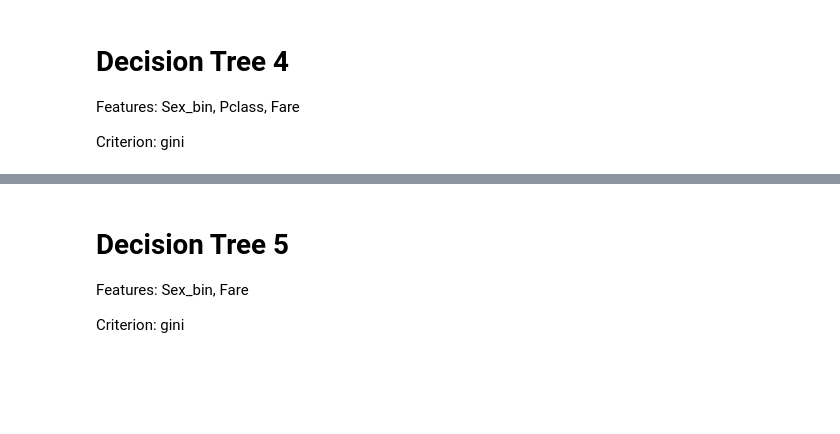
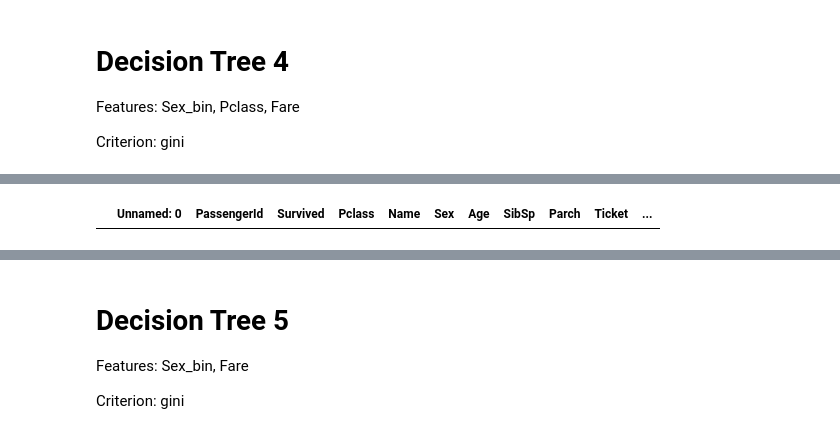
Before and after one commit to katarzynafurmanska/kaggle-titanic, a Jupyter notebook: src/titanic-kf.ipynb, the cells around one changed output, grey strips where cells are left out. Drawn from its saved outputs; the diff is of its cells as text; code cells hidden in the pictures; blank space fills up the shorter version.

```diff
--- a/src/titanic-kf.ipynb
+++ b/src/titanic-kf.ipynb
@@ -343,9 +344,11 @@ plot_boxplot_grouped_by_another_col(train, 'Fare', 'Pclass')
 # %%
 # calculate mean fare value by class
-mean_fare_by_pclass = test.groupby(by='Pclass').mean().Fare.to_dict()
+mean_fare_by_pclass = test.groupby(by='Pclass').mean(numeric_only=True).Fare.to_dict()
 # replace null values
 test.Fare.fillna(test.Pclass.map(mean_fare_by_pclass), inplace=True)
 test[test.Fare.isnull()]
+# %% [output]
+|  | Unnamed: 0 | PassengerId | Survived | Pclass | Name | Sex | Age | SibSp | Parch | Ticket | ... |
 # %%
 # test if adding correlated information causes overfitting
 X4 = ['Sex_bin', 'Pclass', 'Fare']
```
Also changed, not shown: parts of 19 cells of this notebook, 5 other files.
